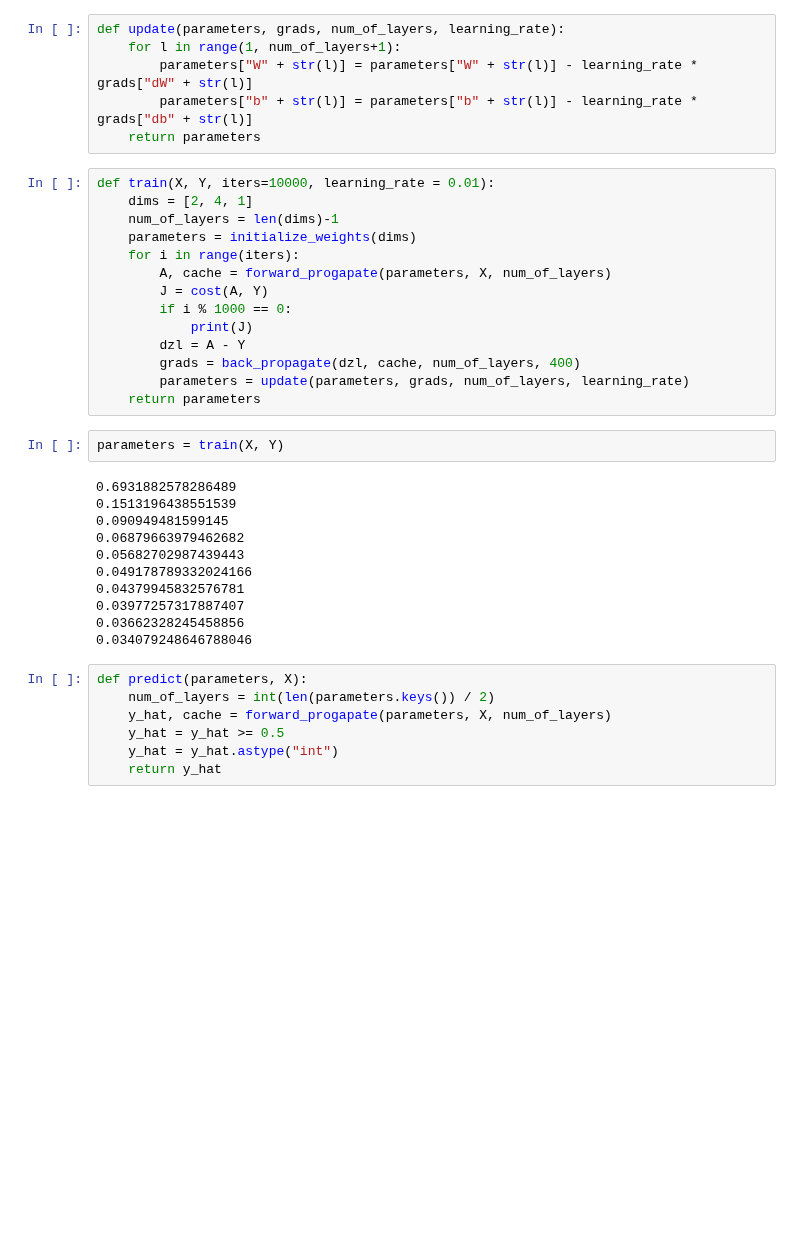
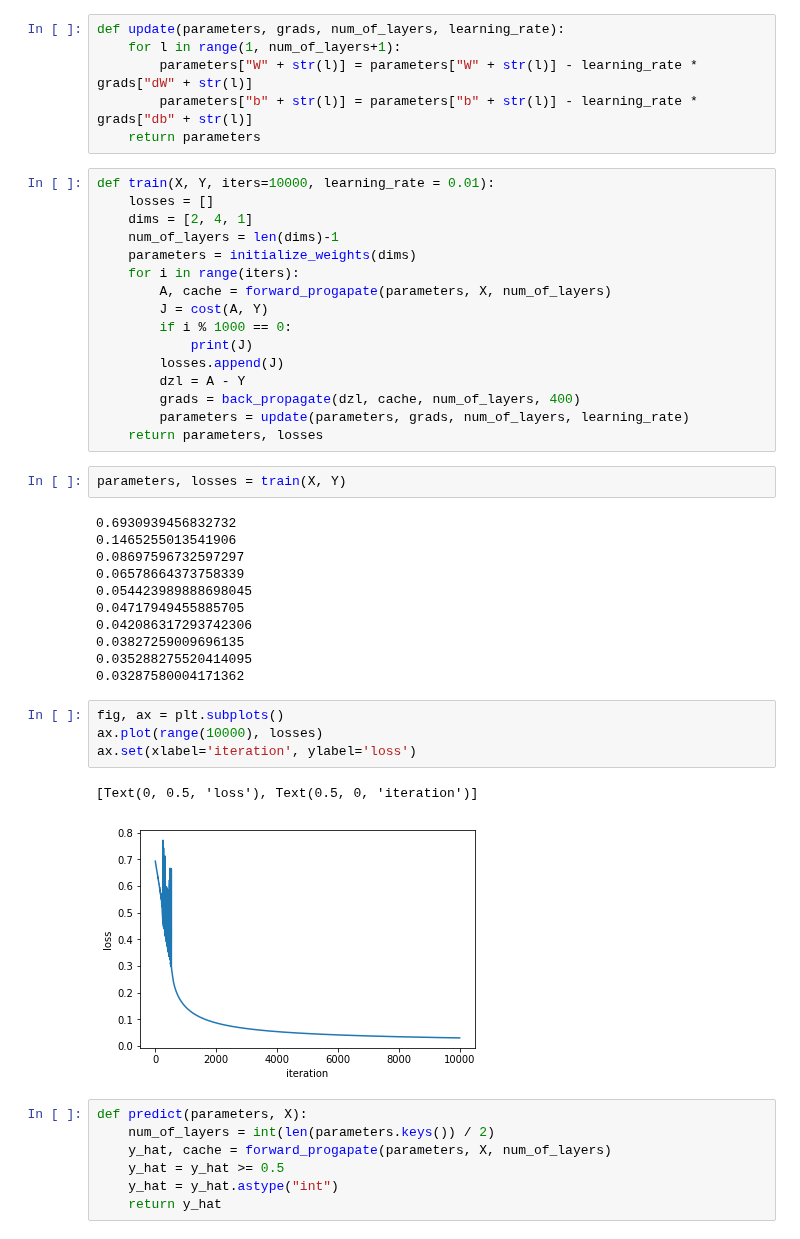
Before and after one commit to zetongqi/machine-learning-demos, a Jupyter notebook: deep_neural_networks.ipynb, the cells around one changed output. Drawn from its saved outputs; the diff is of its cells as text; blank space fills up the shorter version.

```diff
--- a/deep_neural_networks.ipynb
+++ b/deep_neural_networks.ipynb
@@ -131,6 +131,7 @@ def update(parameters, grads, num_of_layers, learning_rate):
     return parameters
 # %%
 def train(X, Y, iters=10000, learning_rate = 0.01):
+    losses = []
     dims = [2, 4, 1]
     num_of_layers = len(dims)-1
     parameters = initialize_weights(dims)
@@ -139,23 +140,31 @@ def train(X, Y, iters=10000, learning_rate = 0.01):
         J = cost(A, Y)
         if i % 1000 == 0:
             print(J)
+        losses.append(J)
         dzl = A - Y
         grads = back_propagate(dzl, cache, num_of_layers, 400)
         parameters = update(parameters, grads, num_of_layers, learning_rate)
-    return parameters
+    return parameters, losses
 # %%
-parameters = train(X, Y)
+parameters, losses = train(X, Y)
 # %% [output]
-0.6931882578286489
-0.1513196438551539
-0.090949481599145
-0.06879663979462682
-0.05682702987439443
-0.049178789332024166
-0.04379945832576781
-0.03977257317887407
-0.03662328245458856
-0.034079248646788046
+0.6930939456832732
+0.1465255013541906
+0.08697596732597297
+0.06578664373758339
+0.054423989888698045
+0.04717949455885705
+0.042086317293742306
+0.03827259009696135
+0.035288275520414095
+0.03287580004171362
+# %%
+fig, ax = plt.subplots()
+ax.plot(range(10000), losses)
+ax.set(xlabel='iteration', ylabel='loss')
+# %% [output]
+[Text(0, 0.5, 'loss'), Text(0.5, 0, 'iteration')]
+[figure, added]
 # %%
 def predict(parameters, X):
     num_of_layers = int(len(parameters.keys()) / 2)
```
